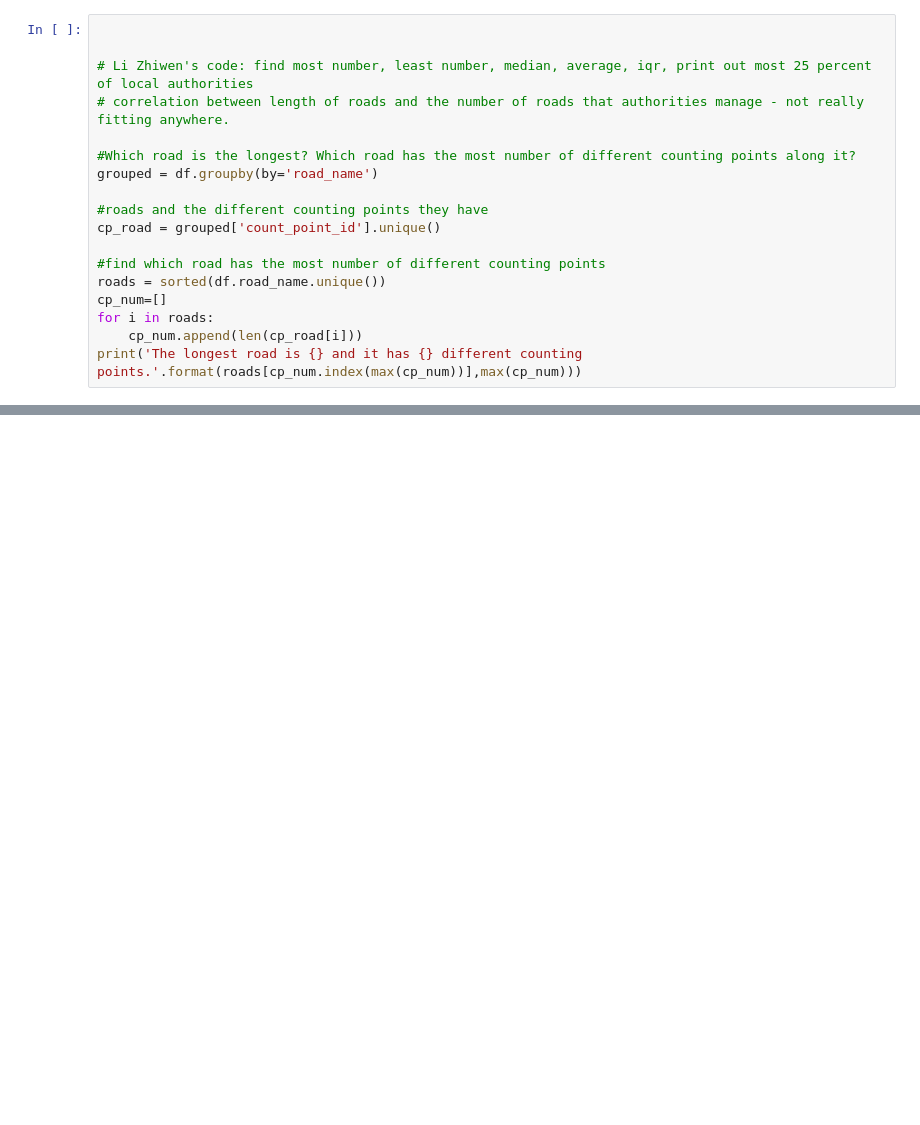
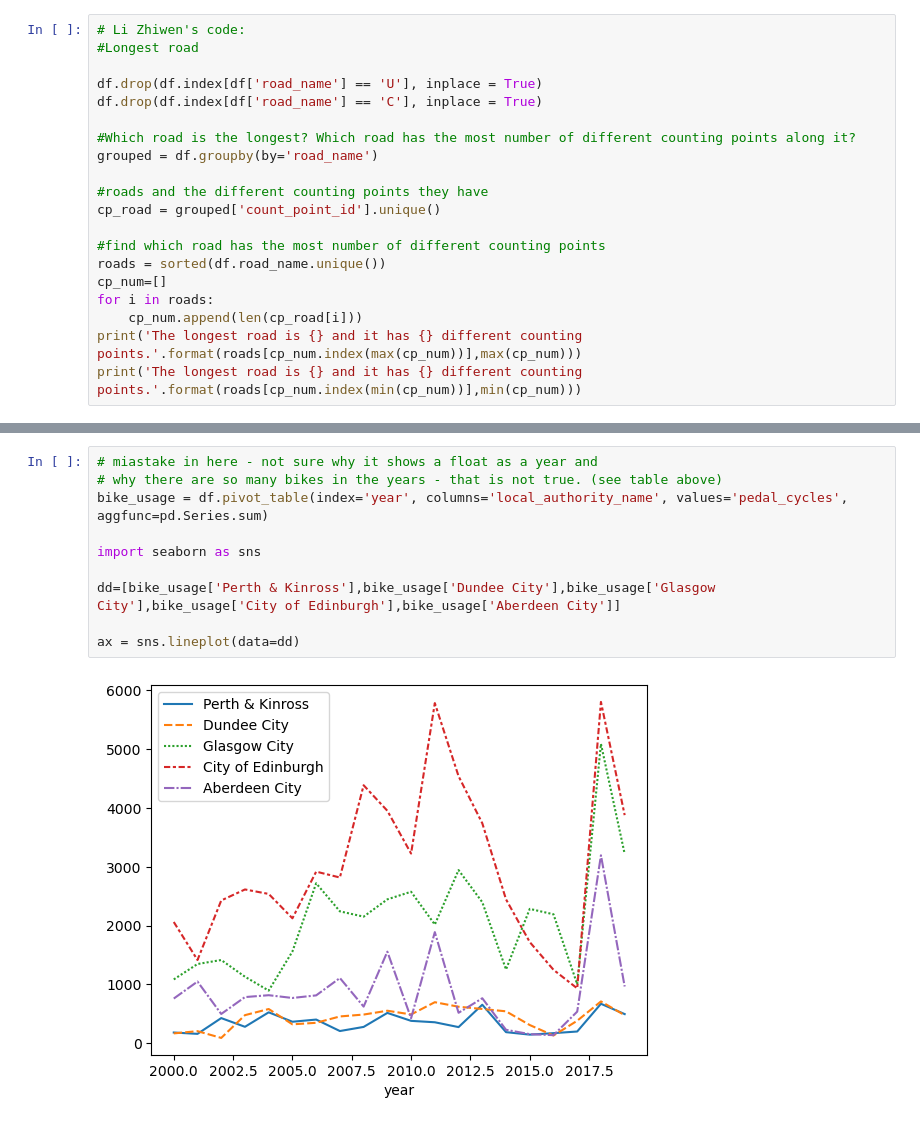
Before and after one commit to chiclez/pp-project-2, a Jupyter notebook: Untitled.ipynb, the cells around one changed output, grey strips where cells are left out. Saved outputs shown, nothing was run; the diff lists cells and outputs as text; blank space fills up the shorter version.

```diff
--- a/Untitled.ipynb
+++ b/Untitled.ipynb
@@ -75,8 +88,9 @@ print('The least busy authority is of id {} and it manages {} different roads.'.
 # %%
+# Li Zhiwen's code:
+#Longest road
 
-
-# Li Zhiwen's code: find most number, least number, median, average, iqr, print out most 25 percent of local authorities
-# correlation between length of roads and the number of roads that authorities manage - not really fitting anywhere.
+df.drop(df.index[df['road_name'] == 'U'], inplace = True)
+df.drop(df.index[df['road_name'] == 'C'], inplace = True)
 
 #Which road is the longest? Which road has the most number of different counting points along it?
 grouped = df.groupby(by='road_name')
@@ -90,3 +104,4 @@ cp_num=[]
 for i in roads:
     cp_num.append(len(cp_road[i]))
 print('The longest road is {} and it has {} different counting points.'.format(roads[cp_num.index(max(cp_num))],max(cp_num)))
+print('The longest road is {} and it has {} different counting points.'.format(roads[cp_num.index(min(cp_num))],min(cp_num)))
@@ -132,0 +156,12 @@ bike_usage = df.pivot_table(index='local_authority_name', columns='year', values
+# %%
+# miastake in here - not sure why it shows a float as a year and
+# why there are so many bikes in the years - that is not true. (see table above)
+bike_usage = df.pivot_table(index='year', columns='local_authority_name', values='pedal_cycles', aggfunc=pd.Series.sum)
+
+import seaborn as sns
+
+dd=[bike_usage['Perth & Kinross'],bike_usage['Dundee City'],bike_usage['Glasgow City'],bike_usage['City of Edinburgh'],bike_usage['Aberdeen City']]
+
+ax = sns.lineplot(data=dd)
+# %% [output]
+[figure, added]
```
Also changed, not shown: parts of 11 cells of this notebook.
